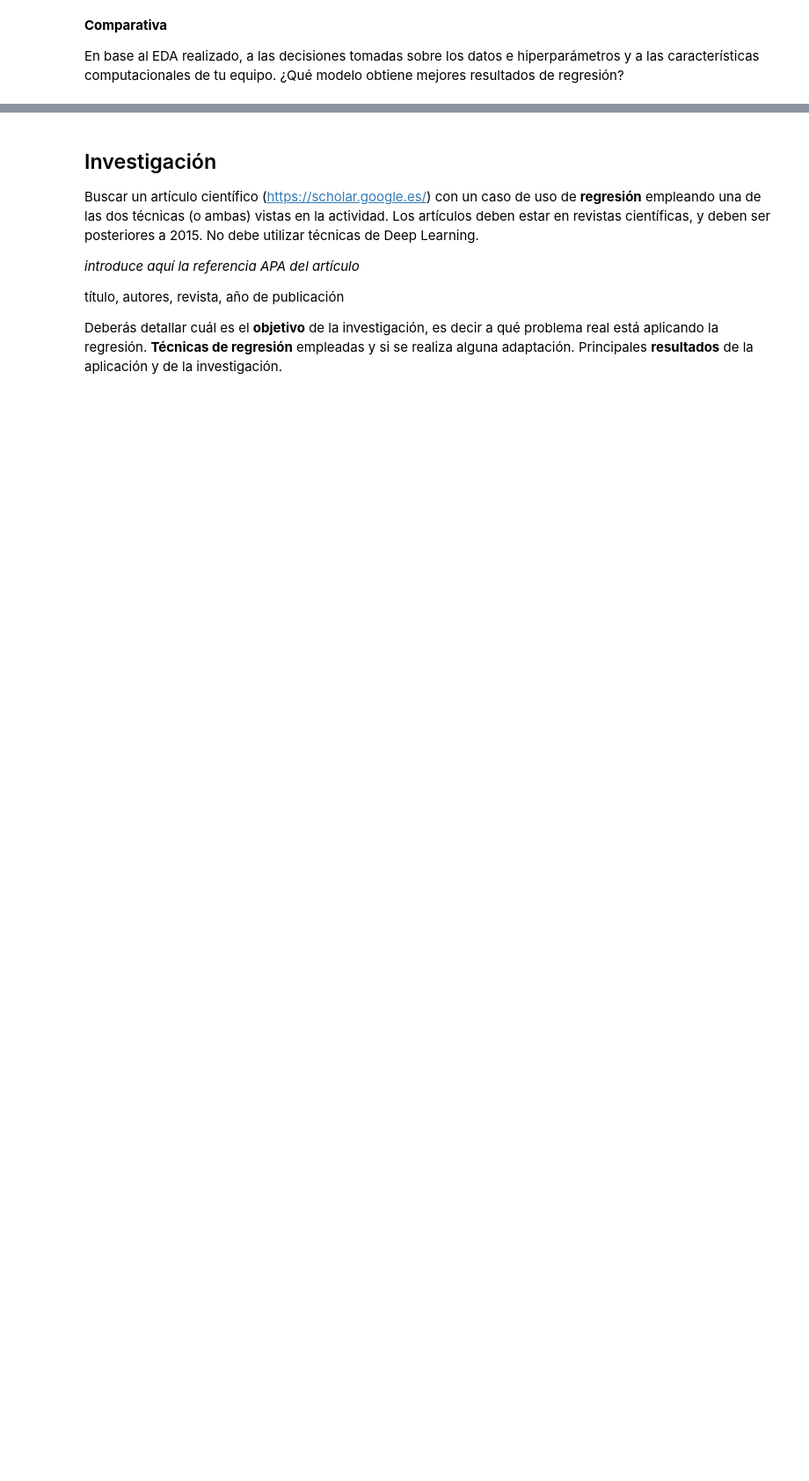
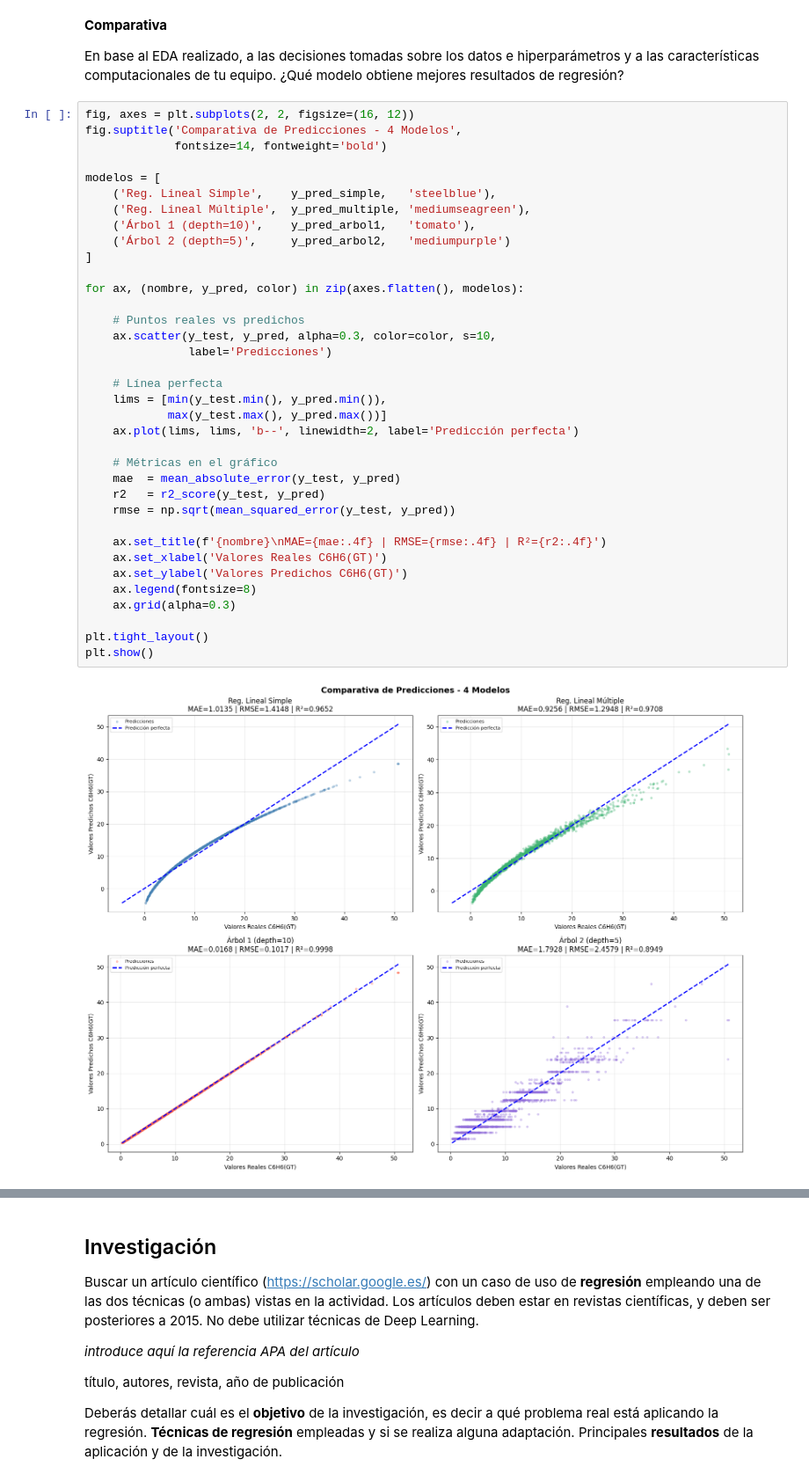
Before and after one commit to criszhirzhan/maestria_PLN_resources, a Jupyter notebook: AprendizajeAutomatico/Laboratorio_Actividad_1.ipynb, the cells around one changed output, grey strips where cells are left out. Shown at 88% size. Drawn from its saved outputs; the diff is of its cells as text; blank space fills up the shorter version.

```diff
--- a/AprendizajeAutomatico/Laboratorio_Actividad_1.ipynb
+++ b/AprendizajeAutomatico/Laboratorio_Actividad_1.ipynb
@@ -1482,3 +1482,41 @@ Finalmente, el mejor modelo es el **Árbol 1** con **R² = 0.9998**, seguido por
 **Comparativa**
 
 En base al EDA realizado, a las decisiones tomadas sobre los datos e hiperparámetros y a las características computacionales de tu equipo. ¿Qué modelo obtiene mejores resultados de regresión?
+# %%
+fig, axes = plt.subplots(2, 2, figsize=(16, 12))
+fig.suptitle('Comparativa de Predicciones - 4 Modelos',
+             fontsize=14, fontweight='bold')
+
+modelos = [
+    ('Reg. Lineal Simple',    y_pred_simple,   'steelblue'),
+    ('Reg. Lineal Múltiple',  y_pred_multiple, 'mediumseagreen'),
+    ('Árbol 1 (depth=10)',    y_pred_arbol1,   'tomato'),
+    ('Árbol 2 (depth=5)',     y_pred_arbol2,   'mediumpurple')
+]
+
+for ax, (nombre, y_pred, color) in zip(axes.flatten(), modelos):
+
+    # Puntos reales vs predichos
+    ax.scatter(y_test, y_pred, alpha=0.3, color=color, s=10,
+               label='Predicciones')
+
+    # Línea perfecta
+    lims = [min(y_test.min(), y_pred.min()),
+            max(y_test.max(), y_pred.max())]
+    ax.plot(lims, lims, 'b--', linewidth=2, label='Predicción perfecta')
+
+    # Métricas en el gráfico
+    mae  = mean_absolute_error(y_test, y_pred)
+    r2   = r2_score(y_test, y_pred)
+    rmse = np.sqrt(mean_squared_error(y_test, y_pred))
+
+    ax.set_title(f'{nombre}\nMAE={mae:.4f} | RMSE={rmse:.4f} | R²={r2:.4f}')
+    ax.set_xlabel('Valores Reales C6H6(GT)')
+    ax.set_ylabel('Valores Predichos C6H6(GT)')
+    ax.legend(fontsize=8)
+    ax.grid(alpha=0.3)
+
+plt.tight_layout()
+plt.show()
+# %% [output]
+[figure, added]
```
Also changed, not shown: parts of 1 cell of this notebook.
